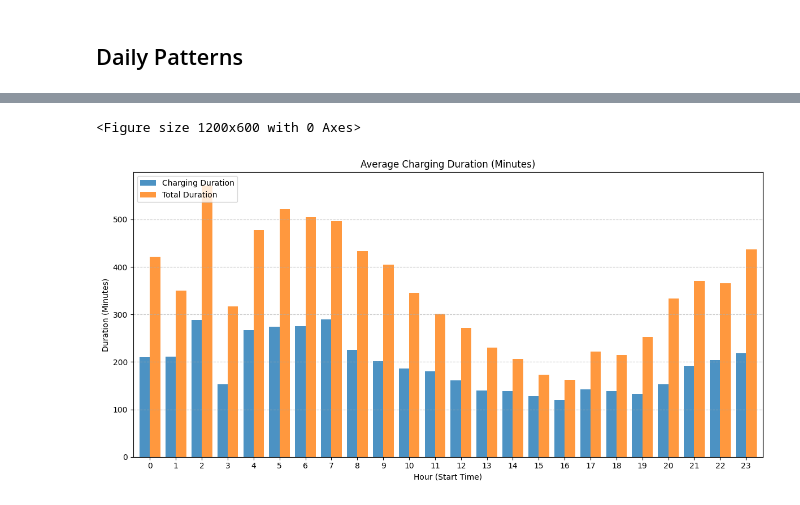
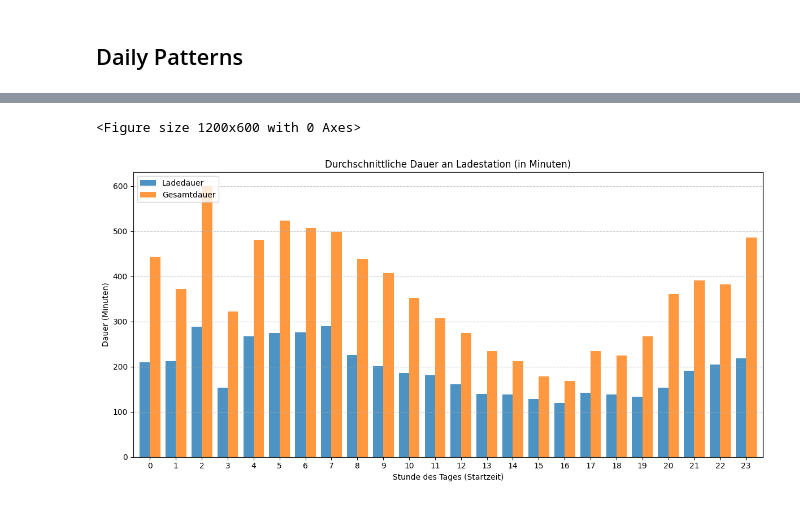
Before and after one commit to Amocon/A-Team_AA-Team-Assignment_2024, a Jupyter notebook: aa_team_assignment/02_1_temporal_patterns_and_seasonality.ipynb, the cells around one changed output, grey strips where cells are left out. Cells and saved outputs as stored; diff of their text form; code cells hidden in the pictures.

```diff
--- a/aa_team_assignment/02_1_temporal_patterns_and_seasonality.ipynb
+++ b/aa_team_assignment/02_1_temporal_patterns_and_seasonality.ipynb
@@ -14,5 +14,5 @@ In this notebook, we will perform the descriptive analysis outlined in Team Assi
 # %%
-full_charging_df = pd.read_feather("../data/full_charging_data.feather")
+full_charging_df = pd.read_feather("../data/full_charging_df.feather")
 full_charging_df
 # %% [output]
 |  | id | connectionTime | disconnectTime | doneChargingTime | kWhDelivered | sessionID | siteID | spaceID | ... |
@@ -238,16 +246,2 @@ weekday_factors.drop(['year'], axis=1).groupby('weekday').mean()
 # %% [markdown]
 ## Daily Patterns
-# %%
-# Needs to be in data_preparation,ipynb
-full_charging_df['connectionHour'] = full_charging_df['connectionTime'].dt.hour
-full_charging_df['disconnectHour'] = full_charging_df['disconnectTime'].dt.hour
-full_charging_df['doneChargingHour'] = full_charging_df['doneChargingTime'].dt.hour
-full_charging_df['loading_duration'] = (
-        (full_charging_df['doneChargingTime'] - full_charging_df['connectionTime']).dt.total_seconds() / 60
-)
-full_charging_df['connected_duration'] = (
-        (full_charging_df['disconnectTime'] - full_charging_df['connectionTime']).dt.total_seconds() / 60
-)
-full_charging_df['ratio_loading_to_connected'] = (
-        full_charging_df['loading_duration'] / full_charging_df['connected_duration']
-)
@@ -415,23 +391,24 @@ Bar chart showing **average charging duration (blue)** and **total connection du
 # %%
-# Avg duration per connection hour
+# Durchschnittsdauer pro Startstunde berechnen
 hourly_durations = full_charging_df.groupby('connectionHour').agg({
     'loading_duration': 'mean',
     'connected_duration': 'mean'
 }).reindex(range(24), fill_value=0)
 
-# Visualization
+# Visualisierung
 plt.figure(figsize=(12, 6))
 
+# Balkendiagramm erstellen
 hourly_durations.plot(kind='bar', figsize=(12, 6), width=0.8, alpha=0.8)
-plt.title('Average Charging Duration (Minutes)')
-plt.xlabel('Hour (Start Time)')
-plt.ylabel('Duration (Minutes)')
-plt.legend(['Charging Duration', 'Total Duration'], loc='upper left')
+plt.title('Durchschnittliche Dauer an Ladestation (in Minuten)')
+plt.xlabel('Stunde des Tages (Startzeit)')
+plt.ylabel('Dauer (Minuten)')
+plt.legend(['Ladedauer', 'Gesamtdauer'], loc='upper left')
 plt.xticks(rotation=0)
 plt.grid(axis='y', linestyle='--', alpha=0.7)
 
 plt.tight_layout()
 plt.show()
 # %% [output]
 <Figure size 1200x600 with 0 Axes>
-[figure, old version]
+[figure, new version]
```
Also changed, not shown: parts of 35 cells of this notebook, 2 other files.
